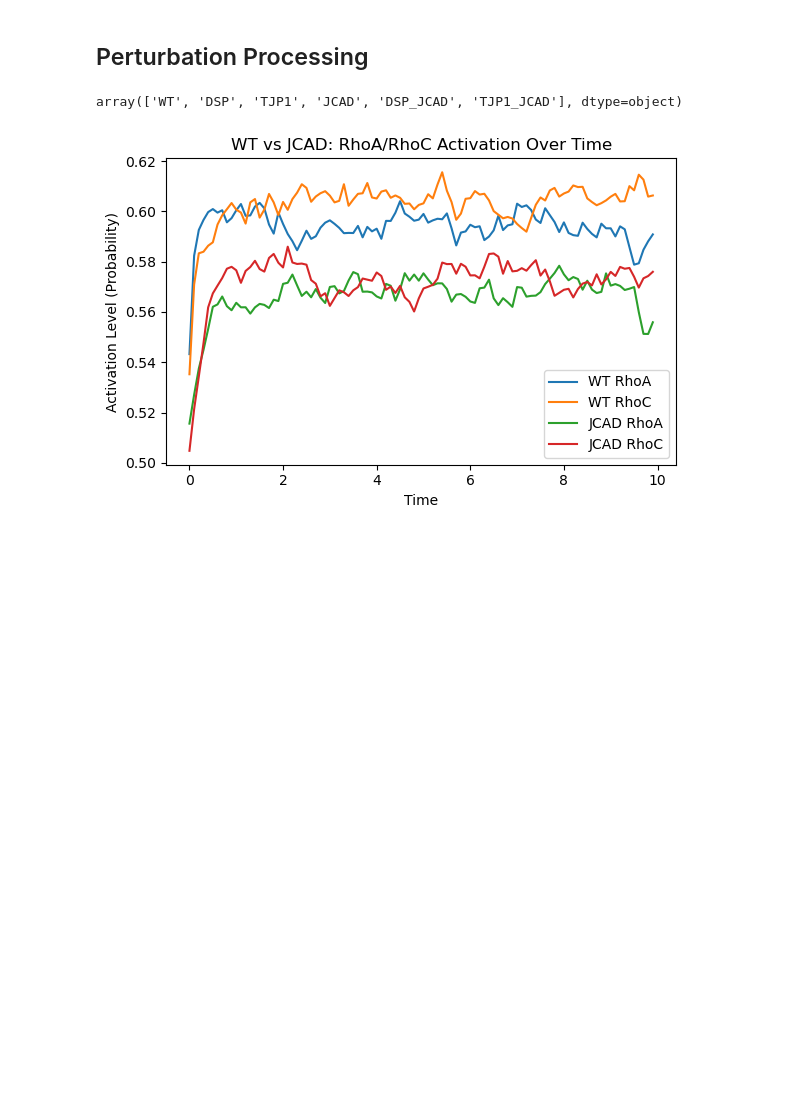
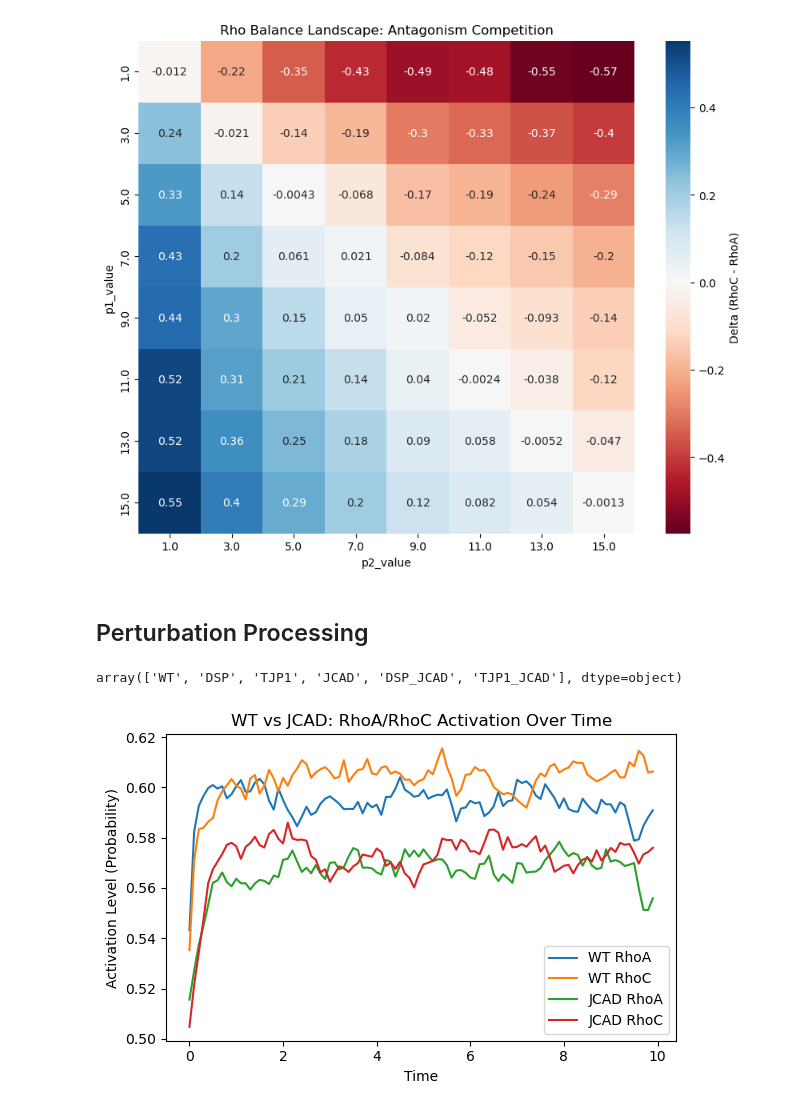
Before and after one commit to emilieyuu/endotehelial-masboss, a Jupyter notebook: notebooks/07_data_processing.ipynb, the cells around one changed output. Drawn from its saved outputs; the diff is of its cells as text; code cells hidden in the pictures; blank space fills up the shorter version.

```diff
--- a/notebooks/07_data_processing.ipynb
+++ b/notebooks/07_data_processing.ipynb
@@ -26,12 +26,15 @@ with open(SWEEP_CONFIG_PATH, "r") as f:
 
 # Result directory
 RESULTS_DIR = PROJECT_ROOT / config['paths']['results_base']
-RESULTS_FINAL_DIR = PROJECT_ROOT / config['paths']['results_base'] / 'final'
+FIG_DIR = PROJECT_ROOT / config['paths']['figures_base']
 
 # Subdirectories to store parameter sweep / perturbation result
-PARAM_DIR = RESULTS_FINAL_DIR / config['paths']['subdirs']['param_sweep']
-PERBS_DIR = RESULTS_FINAL_DIR / config['paths']['subdirs']['perturbation_sim']
-PERBS_FIG_DIR = RESULTS_DIR / config['paths']['subdirs']['figures_perbs']
+PARAM_DIR = RESULTS_DIR / config['paths']['subdirs']['param_sweep']
+PERBS_DIR = RESULTS_DIR / config['paths']['subdirs']['perturbation_sim']
+PERBS_FIG_DIR = FIG_DIR / config['paths']['subdirs']['perturbation_figs']
+PARAM_FIG_DIR = FIG_DIR / config['paths']['subdirs']['param_sweep_figs']
+PERBS_FIG_DIR.mkdir(parents=True, exist_ok=True)
+PARAM_FIG_DIR.mkdir(parents=True, exist_ok=True)
 # %%
 perb_csv = PERBS_DIR / 'perturbation_timeseries.csv'
 perb_raw = pd.read_csv(perb_csv)
@@ -37,0 +96,6 @@ perb_raw = pd.read_csv(perb_csv)
+# %%
+param_df
+df_2d = param_df.dropna(how='all', subset=['p2_name', 'p2_value']).copy()
+df_2d = df_2d.dropna(axis=1).copy()
+comp_df = df_2d[df_2d['exp_name'] == 'Competition_Landscape']
+comp_df
@@ -37,0 +116,4 @@ perb_raw = pd.read_csv(perb_csv)
+# %%
+
+comp_df_wt = comp_df[comp_df['perturbation'] == 'WT']
+comp_df_wt
@@ -38,3 +134,19 @@ perb_raw = pd.read_csv(perb_csv)
+# %%
+
+comp_pivot = comp_df_wt.pivot(index='p1_value', columns='p2_value', values='delta')
+comp_pivot
+
+plt.figure(figsize=(10, 8))
+sns.heatmap(comp_pivot,
+            annot=True,       # Show values in cells
+            cmap="RdBu",      # Red (A) to Blue (C)
+            center=0,         # Force 0 to be the neutral color
+            cbar_kws={'label': 'Delta (RhoC - RhoA)'})
+
+plt.title("Rho Balance Landscape: Antagonism Competition")
+plt.show()
+# %% [output]
+[figure, added]
 # %% [markdown]
 ## Perturbation Processing
 # %%
```
Also changed, not shown: parts of 15 cells of this notebook, 47 other files.
